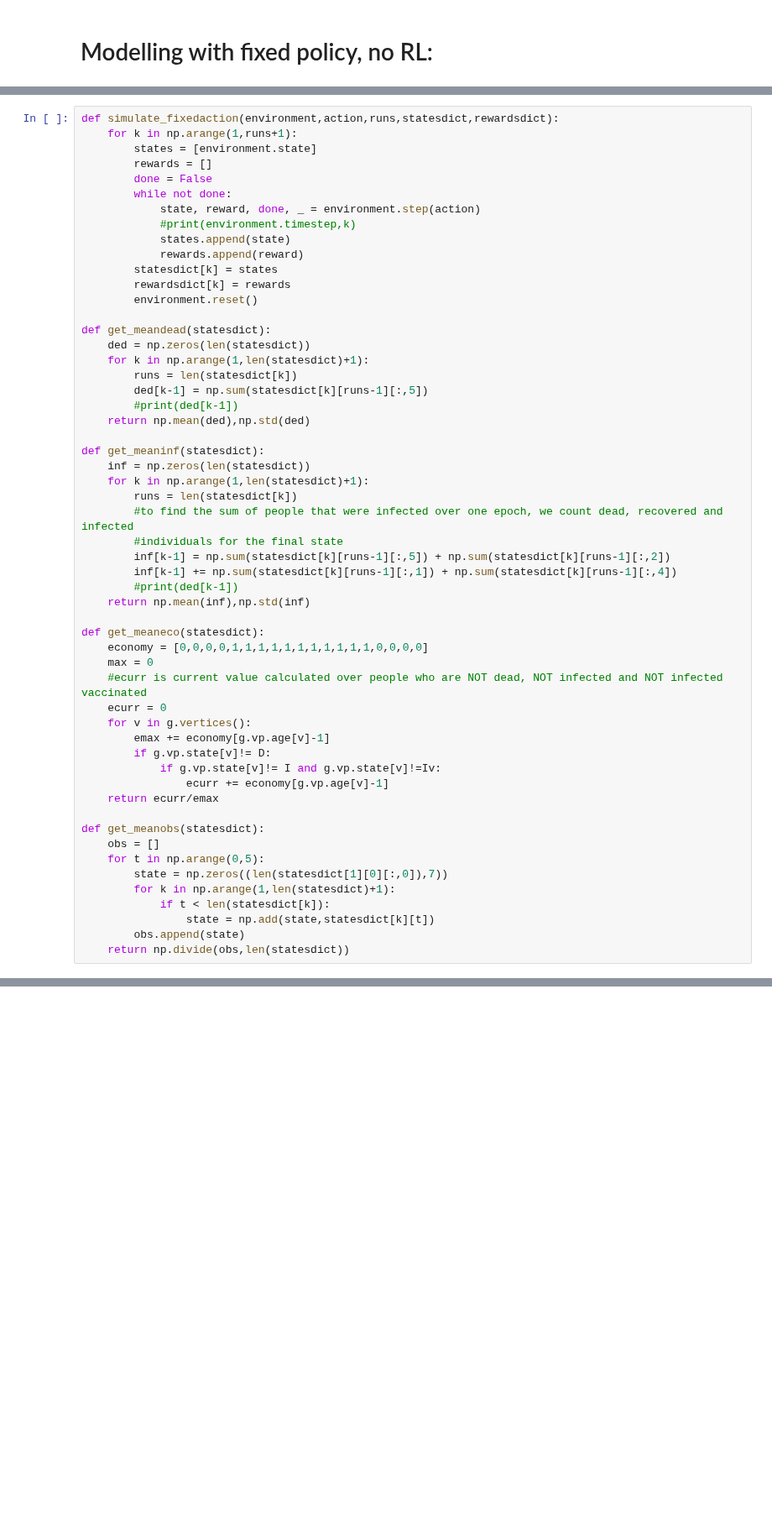
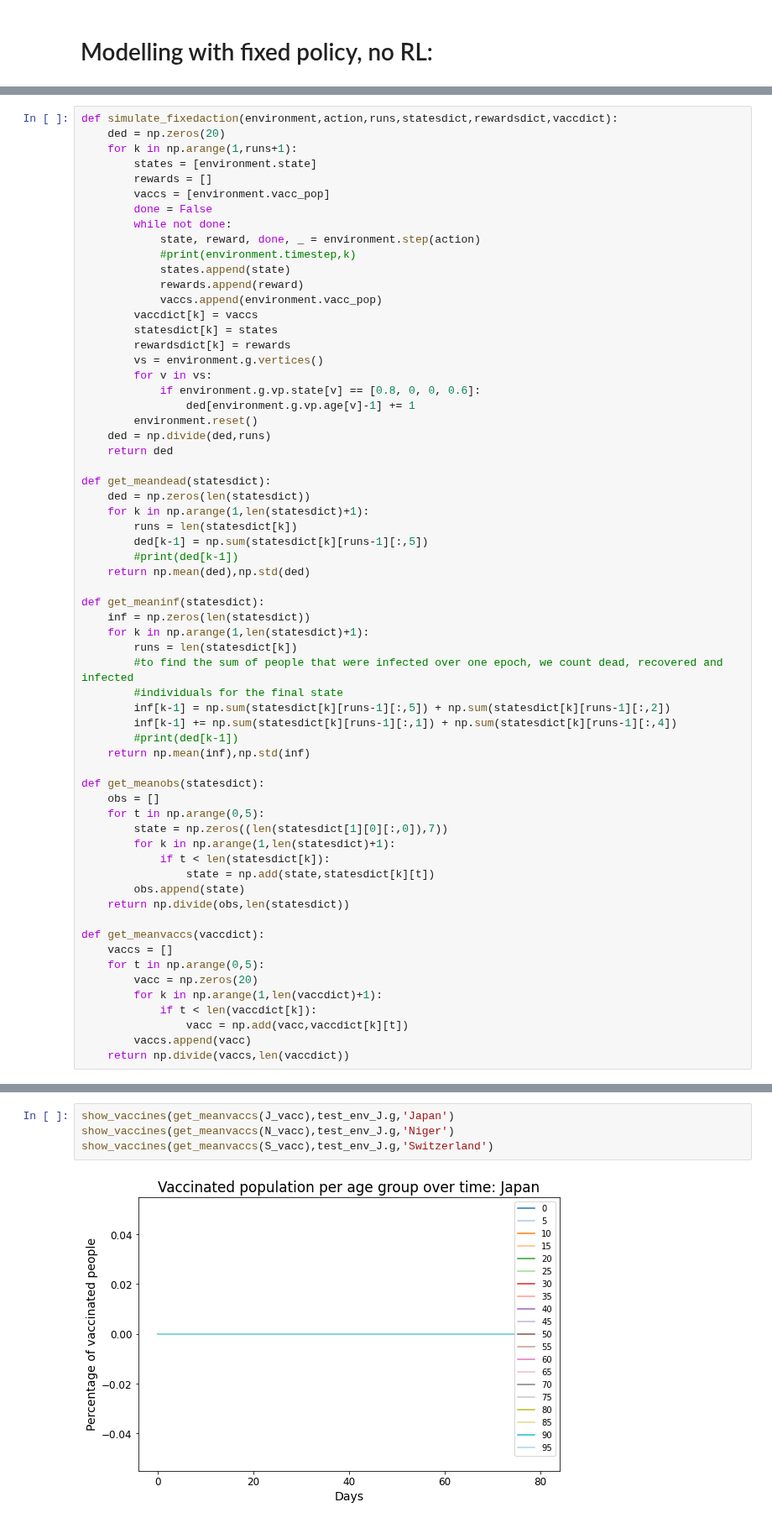
Before and after one commit to Aramatos/PandemicModel, a Jupyter notebook: RL test.ipynb, the cells around one changed output, grey strips where cells are left out. Shown at 84% size. Drawn from its saved outputs; the diff is of its cells as text; blank space fills up the shorter version.

```diff
--- a/RL test.ipynb
+++ b/RL test.ipynb
@@ -346,17 +362,27 @@ N_rewards = {}
 # %%
-def simulate_fixedaction(environment,action,runs,statesdict,rewardsdict):
+def simulate_fixedaction(environment,action,runs,statesdict,rewardsdict,vaccdict):
+    ded = np.zeros(20)
     for k in np.arange(1,runs+1):
         states = [environment.state]
         rewards = []
+        vaccs = [environment.vacc_pop]
         done = False
         while not done:
             state, reward, done, _ = environment.step(action)
             #print(environment.timestep,k)
             states.append(state)
             rewards.append(reward)
+            vaccs.append(environment.vacc_pop)
+        vaccdict[k] = vaccs
         statesdict[k] = states
         rewardsdict[k] = rewards
+        vs = environment.g.vertices()
+        for v in vs:
+            if environment.g.vp.state[v] == [0.8, 0, 0, 0.6]:
+                ded[environment.g.vp.age[v]-1] += 1
         environment.reset()
+    ded = np.divide(ded,runs)
+    return ded
 
 def get_meandead(statesdict):
     ded = np.zeros(len(statesdict))
@@ -377,18 +403,6 @@ def get_meaninf(statesdict):
         #print(ded[k-1])
     return np.mean(inf),np.std(inf)
 
-def get_meaneco(statesdict):
-    economy = [0,0,0,0,1,1,1,1,1,1,1,1,1,1,1,0,0,0,0]
-    max = 0
-    #ecurr is current value calculated over people who are NOT dead, NOT infected and NOT infected vaccinated
-    ecurr = 0
-    for v in g.vertices():
-        emax += economy[g.vp.age[v]-1]
-        if g.vp.state[v]!= D:
-            if g.vp.state[v]!= I and g.vp.state[v]!=Iv:
-                ecurr += economy[g.vp.age[v]-1]
-    return ecurr/emax
-
 def get_meanobs(statesdict):
     obs = []
     for t in np.arange(0,5):
@@ -398,3 +412,13 @@ def get_meanobs(statesdict):
                 state = np.add(state,statesdict[k][t])
         obs.append(state)
     return np.divide(obs,len(statesdict))
+
+def get_meanvaccs(vaccdict):
+    vaccs = []
+    for t in np.arange(0,5):
+        vacc = np.zeros(20)
+        for k in np.arange(1,len(vaccdict)+1):
+            if t < len(vaccdict[k]):
+                vacc = np.add(vacc,vaccdict[k][t])
+        vaccs.append(vacc)
+    return np.divide(vaccs,len(vaccdict))
@@ -479,0 +478,6 @@ show_pandemic(get_meanobs(S_states1000))
+# %%
+show_vaccines(get_meanvaccs(J_vacc),test_env_J.g,'Japan')
+show_vaccines(get_meanvaccs(N_vacc),test_env_J.g,'Niger')
+show_vaccines(get_meanvaccs(S_vacc),test_env_J.g,'Switzerland')
+# %% [output]
+[figure, added]
```
Also changed, not shown: parts of 24 cells of this notebook, 1 other file.
